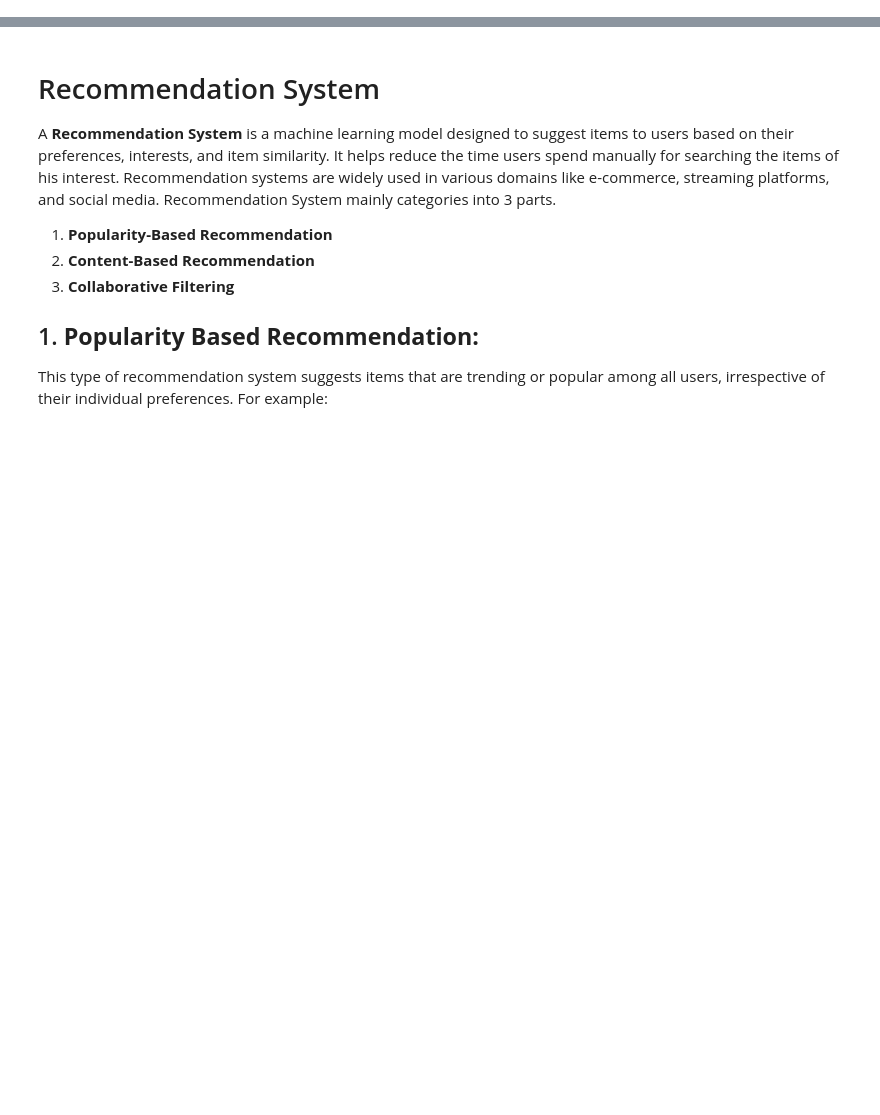
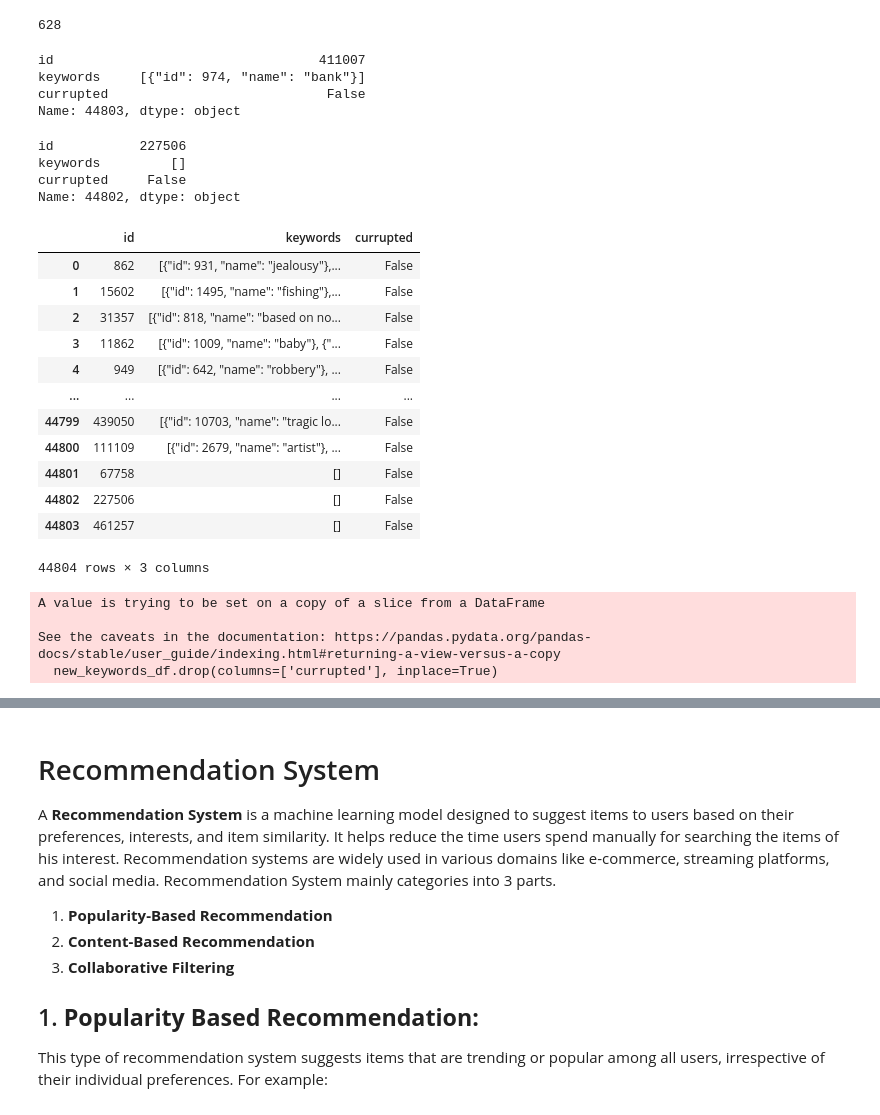
Before and after one commit to RaisunLakra/Movie-Recommendation, a Jupyter notebook: Notebook/Untitled.ipynb, the cells around one changed output, grey strips where cells are left out. Saved outputs shown, nothing was run; the diff lists cells and outputs as text; code cells hidden in the pictures; blank space fills up the shorter version.

```diff
--- a/Notebook/Untitled.ipynb
+++ b/Notebook/Untitled.ipynb
@@ -119,0 +321,41 @@ dtype: int64
+# %%
+len(list_of_currupted_rows)
+# %% [output]
+628
+# %%
+# new_keywords_df.drop(labels=list_of_currupted_rows, axis=0, inplace=True)
+
+# above funciton is not working may be because of long list of indexes
+new_keywords_df = new_keywords_df[new_keywords_df['currupted'] == False]
+# %%
+new_keywords_df.reset_index(drop=True, inplace=True)
+# %%
+keywords_data.iloc[44803]
+# %% [output]
+id                                  411007
+keywords     [{"id": 974, "name": "bank"}]
+currupted                            False
+Name: 44803, dtype: object
+# %%
+new_keywords_df.iloc[44802]
+# %% [output]
+id           227506
+keywords         []
+currupted     False
+Name: 44802, dtype: object
+# %%
+new_keywords_df
+# %% [output]
+|  | id | keywords | currupted |
+| 0 | 862 | [{"id": 931, "name": "jealousy"},... | False |
+| 1 | 15602 | [{"id": 1495, "name": "fishing"},... | False |
+| 2 | 31357 | [{"id": 818, "name": "based on no... | False |
+| 3 | 11862 | [{"id": 1009, "name": "baby"}, {"... | False |
+| 4 | 949 | [{"id": 642, "name": "robbery"}, ... | False |
+| ... | ... | ... | ... |
+| 44799 | 439050 | [{"id": 10703, "name": "tragic lo... | False |
+| 44800 | 111109 | [{"id": 2679, "name": "artist"}, ... | False |
+| 44801 | 67758 | [] | False |
+| 44802 | 227506 | [] | False |
+| 44803 | 461257 | [] | False |
+44804 rows × 3 columns
@@ -119,0 +366,7 @@ dtype: int64
+# %%
+new_keywords_df.drop(columns=['currupted'], inplace=True)
+# %% [output]
+A value is trying to be set on a copy of a slice from a DataFrame
+
+See the caveats in the documentation: https://pandas.pydata.org/pandas-docs/stable/user_guide/indexing.html#returning-a-view-versus-a-copy
+  new_keywords_df.drop(columns=['currupted'], inplace=True)
```
Also changed, not shown: parts of 108 cells of this notebook, 2 other files.
